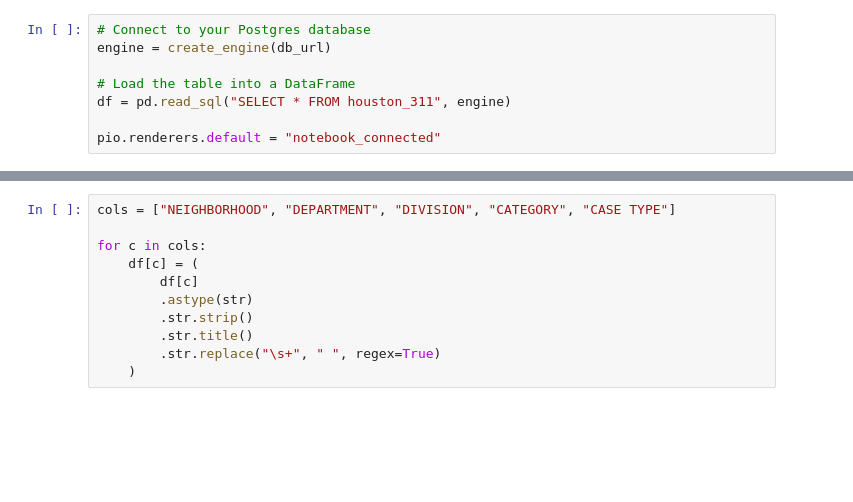
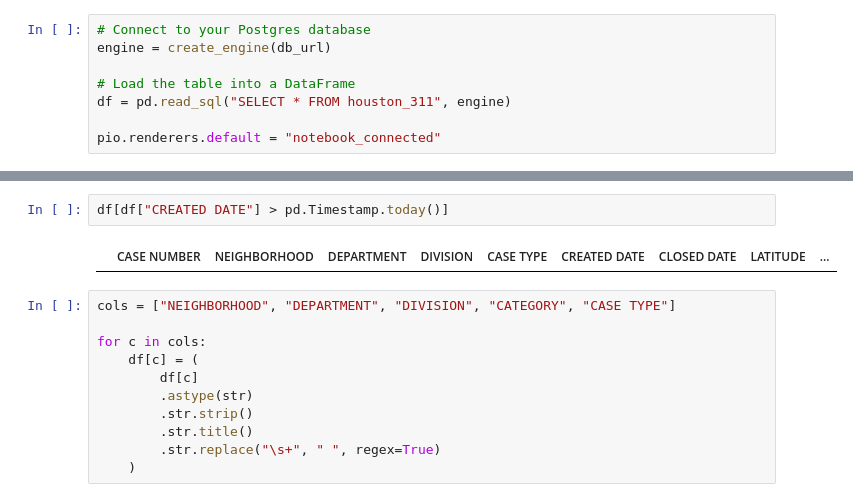
Before and after one commit to Mojo-TR/311Forecasting, a Jupyter notebook: 311ModelingProphet.ipynb, the cells around one changed output, grey strips where cells are left out. Drawn from its saved outputs; the diff is of its cells as text; blank space fills up the shorter version.

```diff
--- a/311ModelingProphet.ipynb
+++ b/311ModelingProphet.ipynb
@@ -62,3 +51,7 @@ dtype: object
+# %%
+df[df["CREATED DATE"] > pd.Timestamp.today()]
+# %% [output]
+|  | CASE NUMBER | NEIGHBORHOOD | DEPARTMENT | DIVISION | CASE TYPE | CREATED DATE | CLOSED DATE | LATITUDE | ... |
 # %%
 cols = ["NEIGHBORHOOD", "DEPARTMENT", "DIVISION", "CATEGORY", "CASE TYPE"]
 
```
Also changed, not shown: parts of 19 cells of this notebook, 10 other files.
